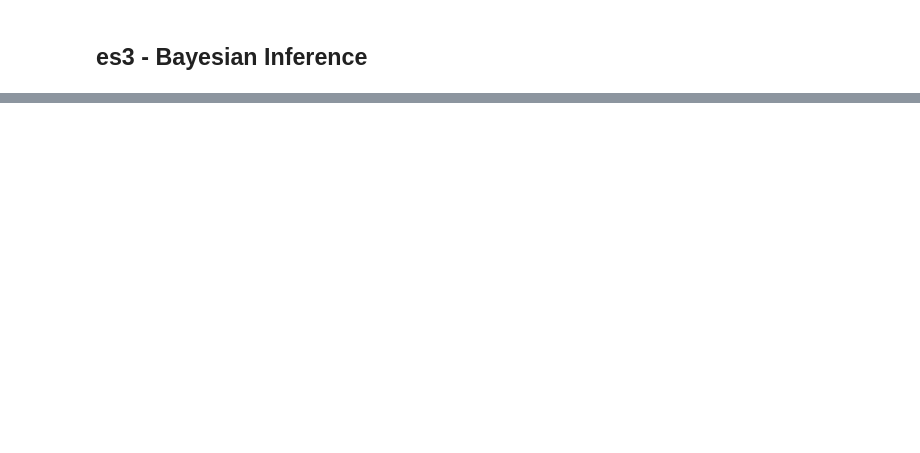
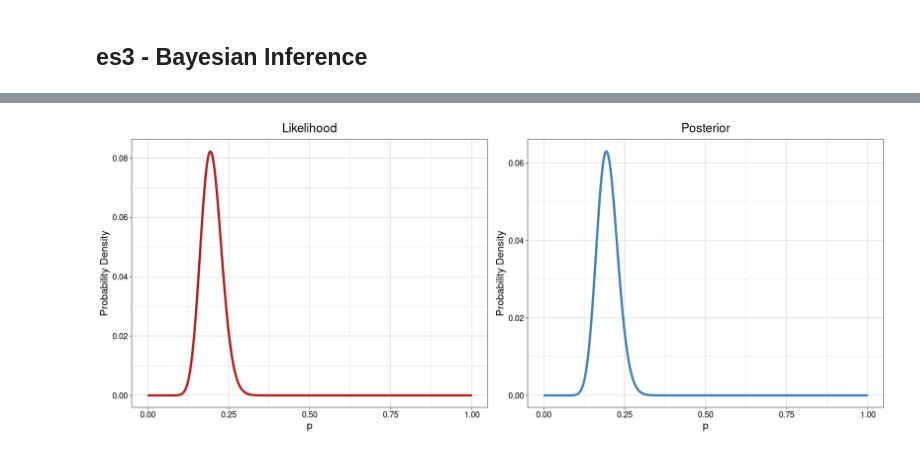
Before and after one commit to PietroCappelli/Advance_stat, a Jupyter notebook: Exercises/exercize04.ipynb, the cells around one changed output, grey strips where cells are left out. Cells and saved outputs as stored; diff of their text form; code cells hidden in the pictures; blank space fills up the shorter version.

```diff
--- a/Exercises/exercize04.ipynb
+++ b/Exercises/exercize04.ipynb
@@ -47,0 +420,25 @@ try
+# %%
+x <- 29
+n <- 150
+# for the unknow prob p we take a sequence
+p <- seq(0,1, length.out = 1000)
+
+likelihood <- dbinom(x,n,p)
+posterior <- likelihood / sum(likelihood*p)
+
+options(repr.plot.width=15, repr.plot.height=6)
+likel_plot <- ggplot()+
+        geom_line(aes(x=p, y=likelihood), color="firebrick",lwd=1.5) +
+        theme_linedraw() +
+        labs(title="Likelihood", x="p", y="Probability Density")+
+        theme(text = element_text(size=14), plot.title = element_text( hjust = 0.5))
+
+post_plot <- ggplot()+
+        geom_line(aes(x=p, y=posterior), color="steelblue", lwd=1.5) +
+        theme_linedraw() +
+        labs(title="Posterior", x="p", y="Probability Density")+
+        theme(text = element_text(size=14), plot.title = element_text( hjust = 0.5))
+
+grid.arrange(likel_plot, post_plot, ncol=2)
+# %% [output]
+[figure, added]
```
Also changed, not shown: parts of 35 cells of this notebook, 3 other files.
